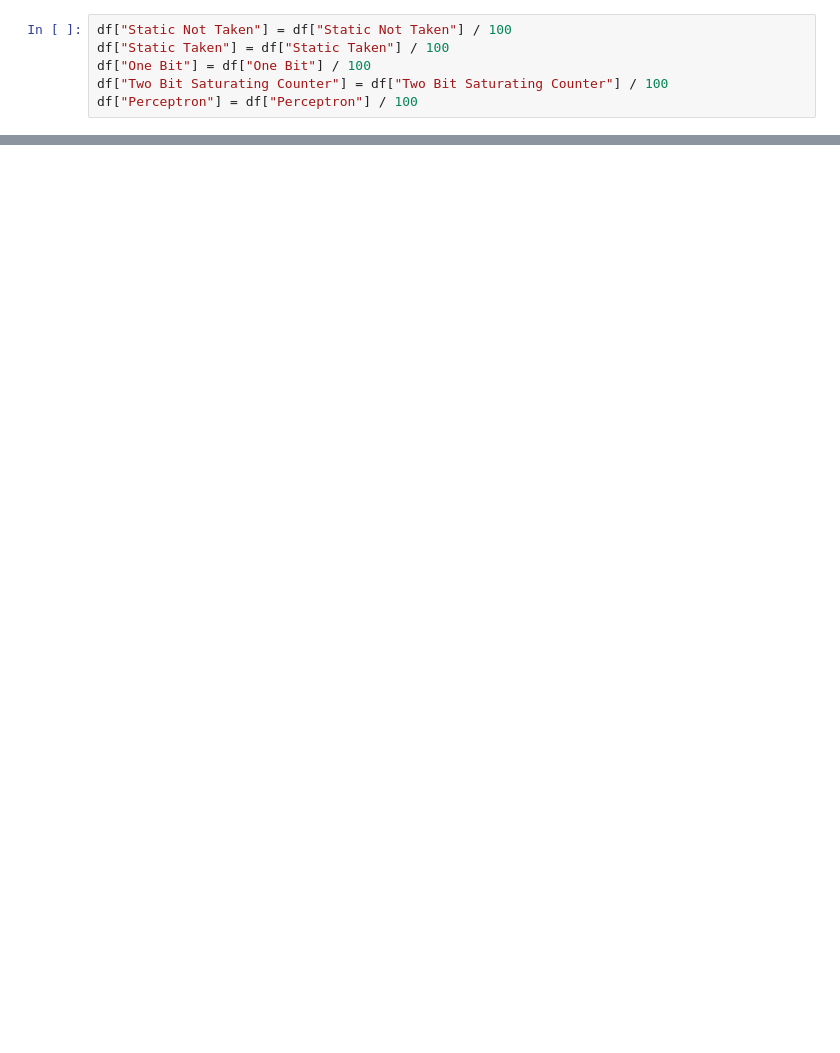
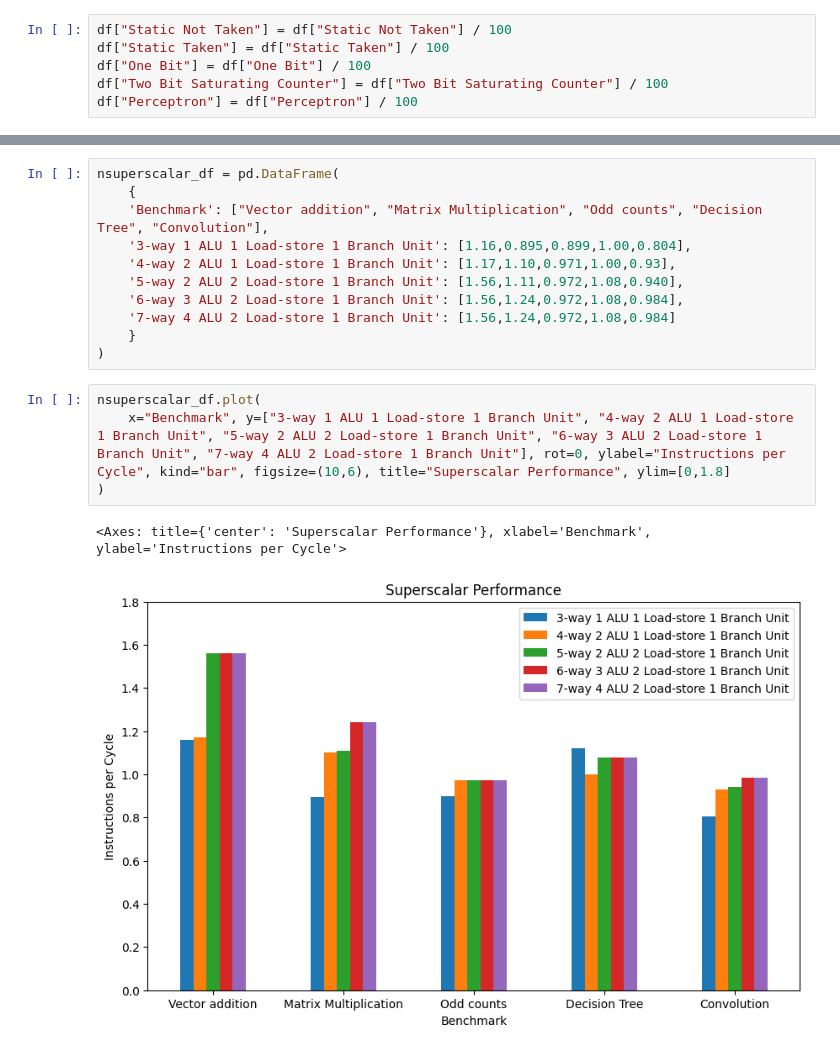
Before and after one commit to clarence-lee-sheng/superscalar-simulator, a Jupyter notebook: presentation/generate_graphs.ipynb, the cells around one changed output, grey strips where cells are left out. Drawn from its saved outputs; the diff is of its cells as text; blank space fills up the shorter version.

```diff
--- a/presentation/generate_graphs.ipynb
+++ b/presentation/generate_graphs.ipynb
@@ -28,0 +53,18 @@ plt.show()
+# %%
+nsuperscalar_df = pd.DataFrame(
+    {
+    'Benchmark': ["Vector addition", "Matrix Multiplication", "Odd counts", "Decision Tree", "Convolution"],
+    '3-way 1 ALU 1 Load-store 1 Branch Unit': [1.16,0.895,0.899,1.00,0.804],
+    '4-way 2 ALU 1 Load-store 1 Branch Unit': [1.17,1.10,0.971,1.00,0.93],
+    '5-way 2 ALU 2 Load-store 1 Branch Unit': [1.56,1.11,0.972,1.08,0.940],
+    '6-way 3 ALU 2 Load-store 1 Branch Unit': [1.56,1.24,0.972,1.08,0.984],
+    '7-way 4 ALU 2 Load-store 1 Branch Unit': [1.56,1.24,0.972,1.08,0.984]
+    }
+)
+# %%
+nsuperscalar_df.plot(
+    x="Benchmark", y=["3-way 1 ALU 1 Load-store 1 Branch Unit", "4-way 2 ALU 1 Load-store 1 Branch Unit", "5-way 2 ALU 2 Load-store 1 Branch Unit", "6-way 3 ALU 2 Load-store 1 Branch Unit", "7-way 4 ALU 2 Load-store 1 Branch Unit"], rot=0, ylabel="Instructions per Cycle", kind="bar", figsize=(10,6), title="Superscalar Performance", ylim=[0,1.8]
+)
+# %% [output]
+<Axes: title={'center': 'Superscalar Performance'}, xlabel='Benchmark', ylabel='Instructions per Cycle'>
+[figure, added]
```
Also changed, not shown: parts of 5 cells of this notebook.
